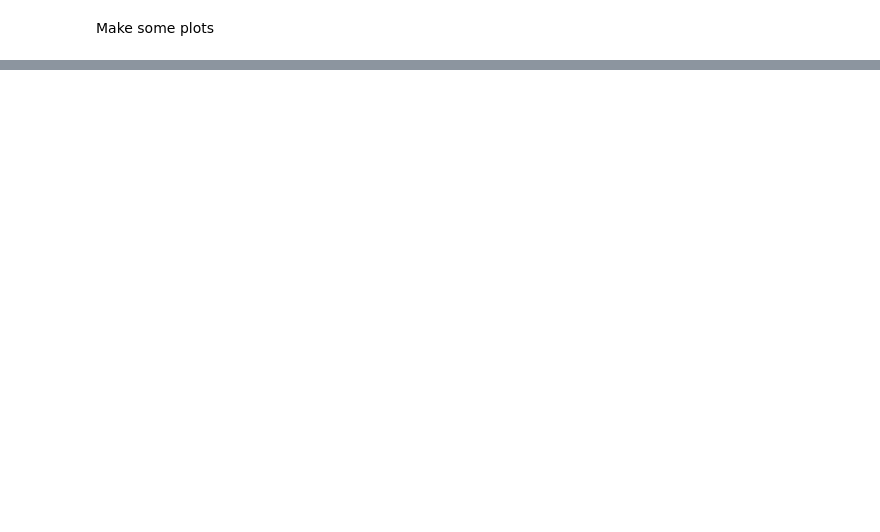
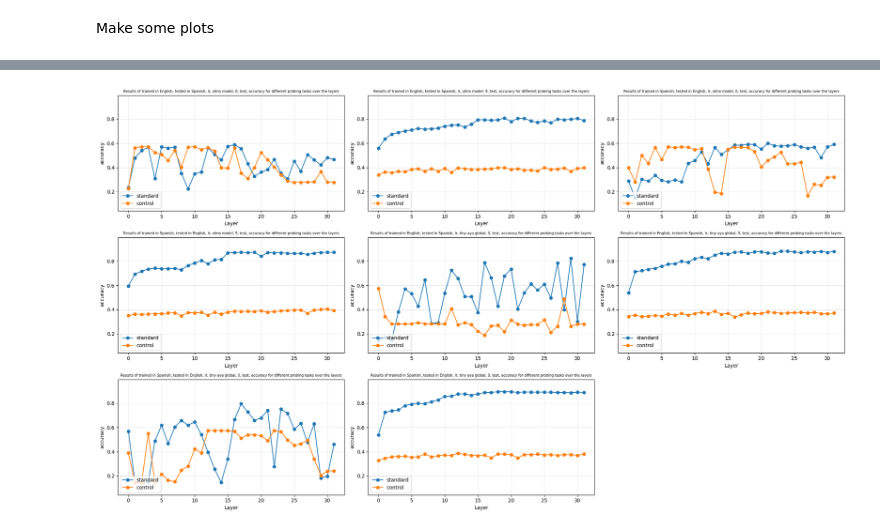
Before and after one commit to Zawezu/probing_nli, a Jupyter notebook: experiments_manager.ipynb, the cells around one changed output, grey strips where cells are left out. Saved outputs shown, nothing was run; the diff lists cells and outputs as text; code cells hidden in the pictures; blank space fills up the shorter version.

```diff
--- a/experiments_manager.ipynb
+++ b/experiments_manager.ipynb
@@ -194,0 +302,12 @@ show_plots(model_names, ["test", "train"], language_pairs_as_strings, ["standard
+# %%
+show_plots(2,
+           model_names,
+           ["test"],
+           language_pairs_as_strings,
+           ["standard", "control"],
+           [0, 9],
+           metric="accuracy",
+           separate_chars_within_plot=["probing_task"]
+           )
+# %% [output]
+[figure, added]
```
Also changed, not shown: parts of 11 cells of this notebook, 5 other files.
